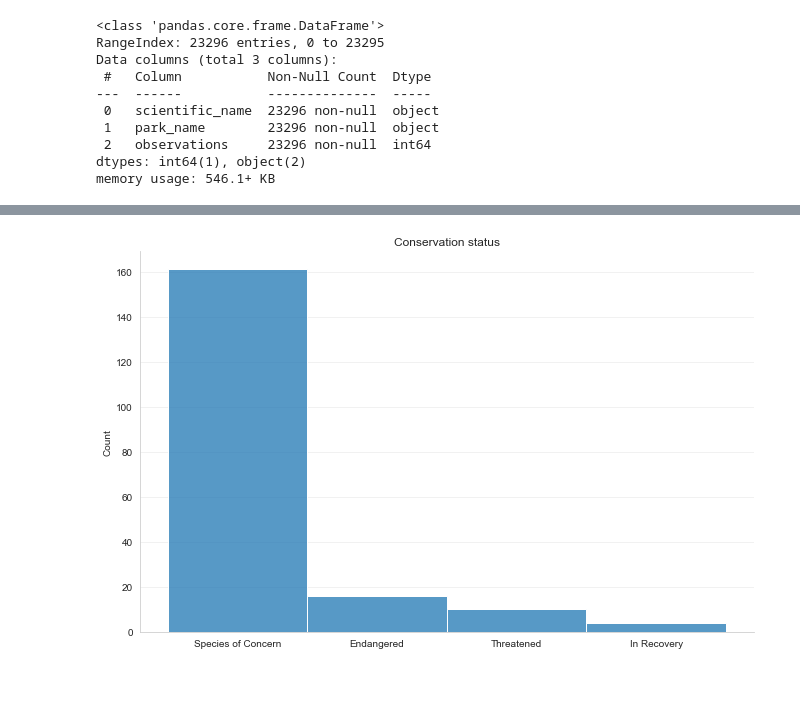
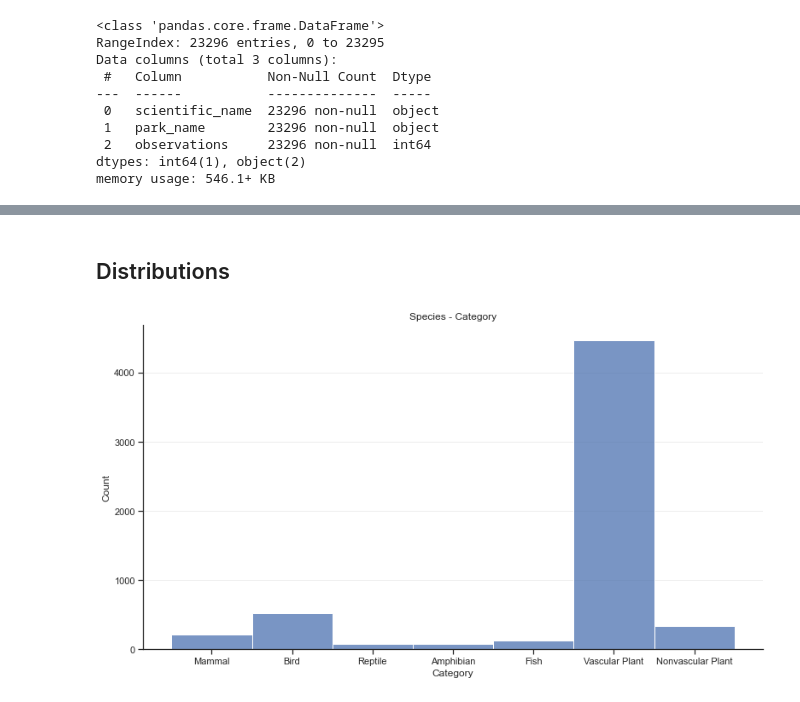
Before and after one commit to lep511/Portfolio-biodiversity, a Jupyter notebook: biodiversity.ipynb, the cells around one changed output, grey strips where cells are left out. Cells and saved outputs as stored; diff of their text form; code cells hidden in the pictures.

```diff
--- a/biodiversity.ipynb
+++ b/biodiversity.ipynb
@@ -21,4 +23,4 @@ import seaborn as sns
 # %%
-df_obs = pd.read_csv("observations.csv")
-df_spe = pd.read_csv("species_info.csv")
+df_obs = pd.read_csv("observations.csv", encoding='utf-8')
+df_spe = pd.read_csv("species_info.csv", encoding='utf-8')
 # %% [markdown]
@@ -80,2 +108,5 @@ Under the [Endangered Species Act (ESA)](https://www.fisheries.noaa.gov/national
+# %% [markdown]
+## Distributions
 # %%
 sns.set_style("whitegrid")
+sns.set(style="ticks")
@@ -82,11 +119,11 @@ sns.set_style("whitegrid")
 # %%
-plt.figure(figsize=(11,7))
-sns.histplot(data=drop_spe, x="conservation_status")
-sns.despine(left=False, bottom=False)
+plt.figure(figsize=(13,7))
+sns.histplot(data=df_spe, x="category")
 plt.grid(color="#EEEEEE")
 plt.grid(False, axis="x")
-plt.title("Conservation status")
-plt.xlabel("")
+plt.title("Species - Category")
+plt.xlabel("Category")
+sns.despine(left=False, bottom=False)
 plt.show()
 # %% [output]
-[figure, old version]
+[figure, new version]
```
Also changed, not shown: parts of 20 cells of this notebook.
